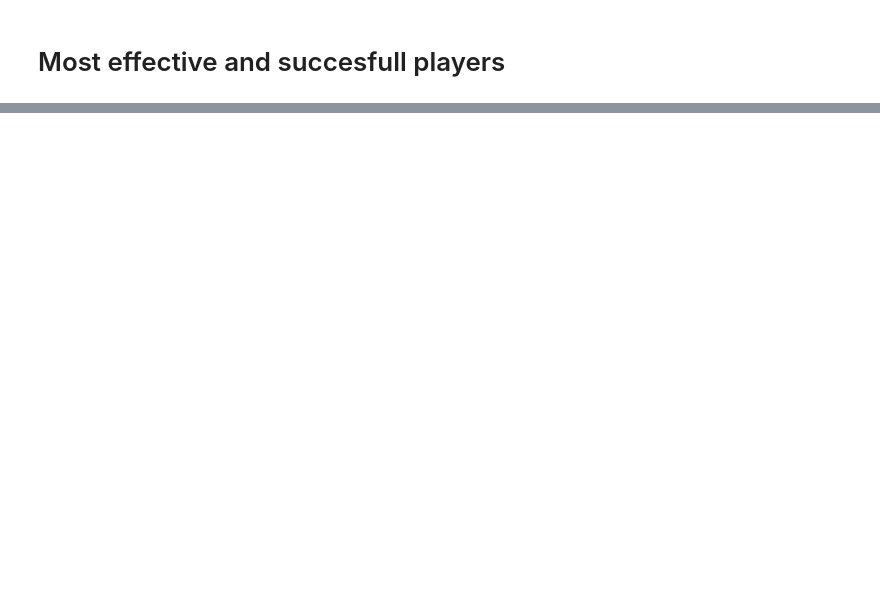
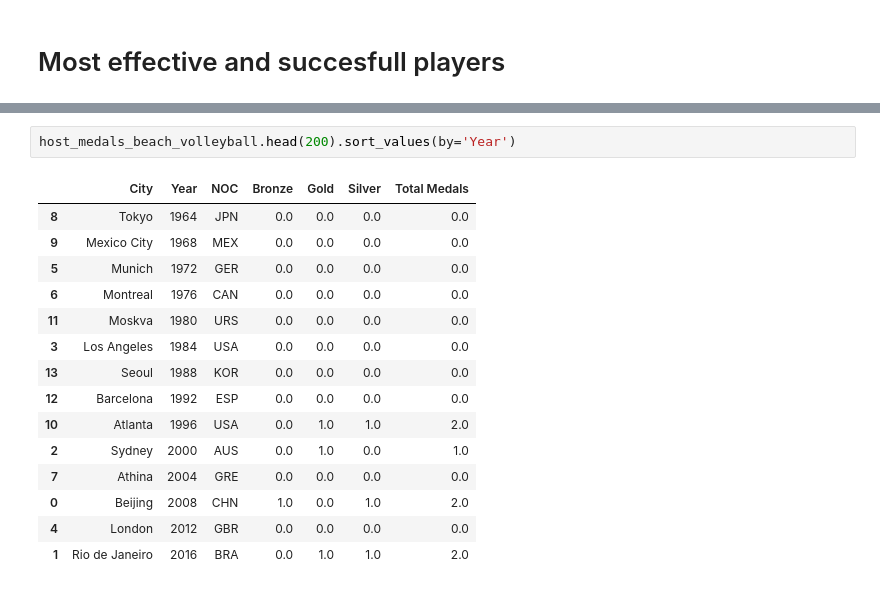
Before and after one commit to psiku/FHSalzburg-DataAnalysisWithPython, a Jupyter notebook: PROJECT/FinalProject_EDA.ipynb, the cells around one changed output, grey strips where cells are left out. Cells and saved outputs as stored; diff of their text form; blank space fills up the shorter version.

```diff
--- a/PROJECT/FinalProject_EDA.ipynb
+++ b/PROJECT/FinalProject_EDA.ipynb
@@ -1341,0 +1427,18 @@ plt.show()
+# %%
+host_medals_beach_volleyball.head(200).sort_values(by='Year')
+# %% [output]
+|  | City | Year | NOC | Bronze | Gold | Silver | Total Medals |
+| 8 | Tokyo | 1964 | JPN | 0.0 | 0.0 | 0.0 | 0.0 |
+| 9 | Mexico City | 1968 | MEX | 0.0 | 0.0 | 0.0 | 0.0 |
+| 5 | Munich | 1972 | GER | 0.0 | 0.0 | 0.0 | 0.0 |
+| 6 | Montreal | 1976 | CAN | 0.0 | 0.0 | 0.0 | 0.0 |
+| 11 | Moskva | 1980 | URS | 0.0 | 0.0 | 0.0 | 0.0 |
+| 3 | Los Angeles | 1984 | USA | 0.0 | 0.0 | 0.0 | 0.0 |
+| 13 | Seoul | 1988 | KOR | 0.0 | 0.0 | 0.0 | 0.0 |
+| 12 | Barcelona | 1992 | ESP | 0.0 | 0.0 | 0.0 | 0.0 |
+| 10 | Atlanta | 1996 | USA | 0.0 | 1.0 | 1.0 | 2.0 |
+| 2 | Sydney | 2000 | AUS | 0.0 | 1.0 | 0.0 | 1.0 |
+| 7 | Athina | 2004 | GRE | 0.0 | 0.0 | 0.0 | 0.0 |
+| 0 | Beijing | 2008 | CHN | 1.0 | 0.0 | 1.0 | 2.0 |
+| 4 | London | 2012 | GBR | 0.0 | 0.0 | 0.0 | 0.0 |
+| 1 | Rio de Janeiro | 2016 | BRA | 0.0 | 1.0 | 1.0 | 2.0 |
```
Also changed, not shown: parts of 18 cells of this notebook, 1 other file.
